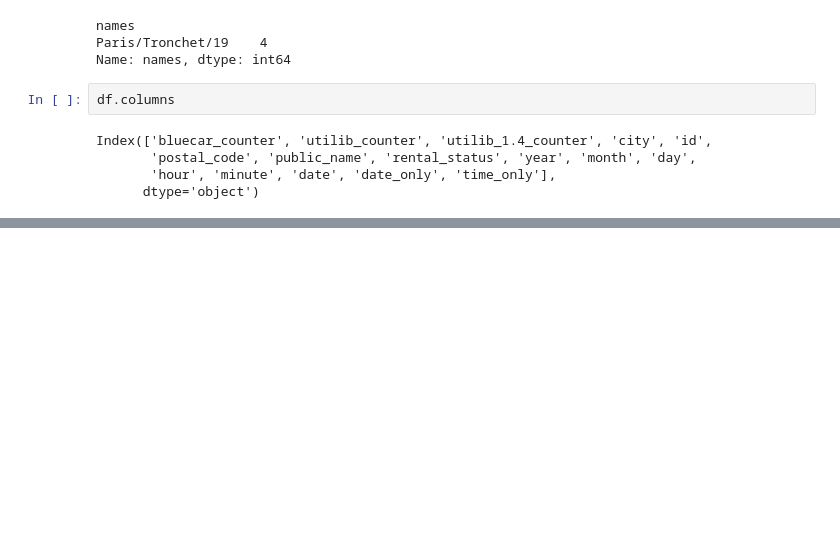
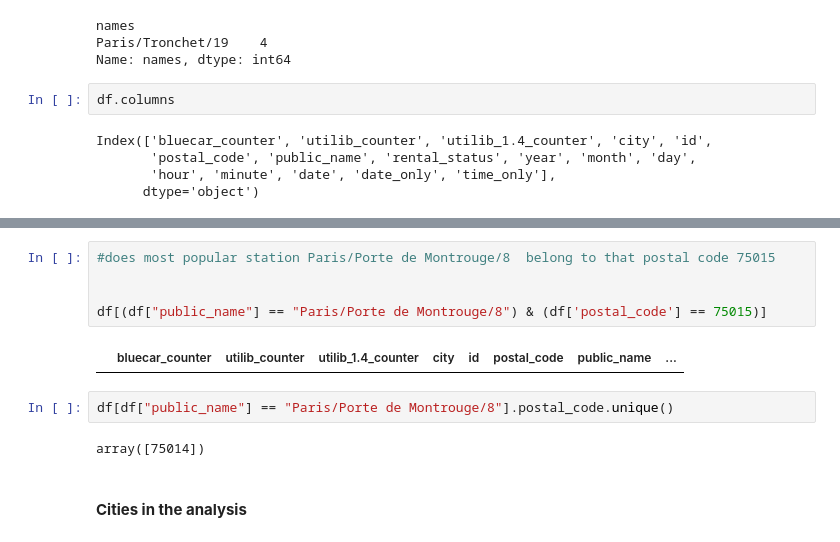
Before and after one commit to Sharon-Faith/ip-autolib, a Jupyter notebook: autolib_ip.ipynb, the cells around one changed output, grey strips where cells are left out. Cells and saved outputs as stored; diff of their text form; blank space fills up the shorter version.

Commit message:
add list of cities

```diff
--- a/autolib_ip.ipynb
+++ b/autolib_ip.ipynb
@@ -404,0 +468,13 @@ Index(['bluecar_counter', 'utilib_counter', 'utilib_1.4_counter', 'city', 'id',
+# %%
+#does most popular station Paris/Porte de Montrouge/8  belong to that postal code 75015
+
+
+df[(df["public_name"] == "Paris/Porte de Montrouge/8") & (df['postal_code'] == 75015)]
+# %% [output]
+|  | bluecar_counter | utilib_counter | utilib_1.4_counter | city | id | postal_code | public_name | ... |
+# %%
+df[df["public_name"] == "Paris/Porte de Montrouge/8"].postal_code.unique()
+# %% [output]
+array([75014])
+# %% [markdown]
+#### **Cities in the analysis**
```
Also changed, not shown: parts of 7 cells of this notebook.
